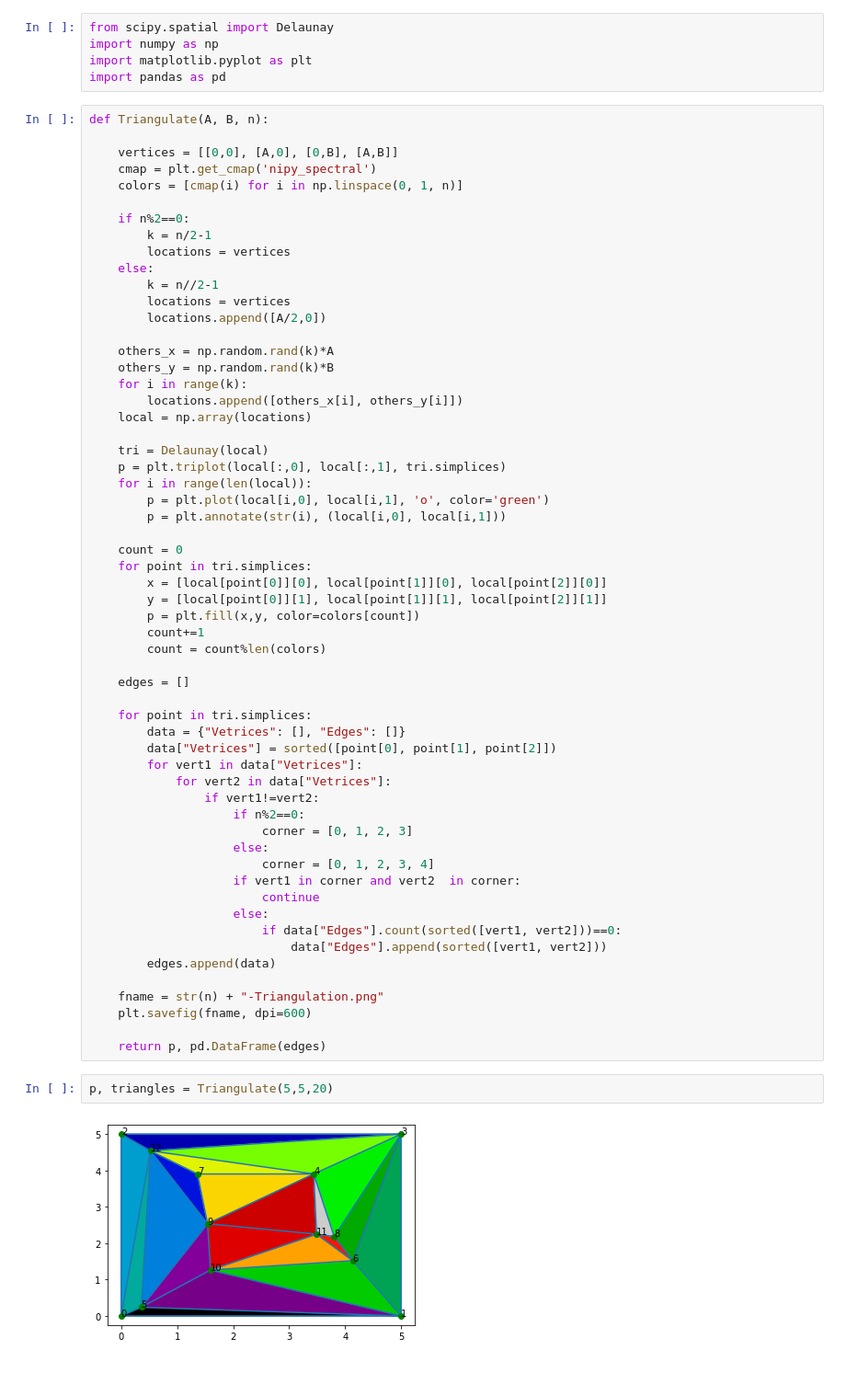
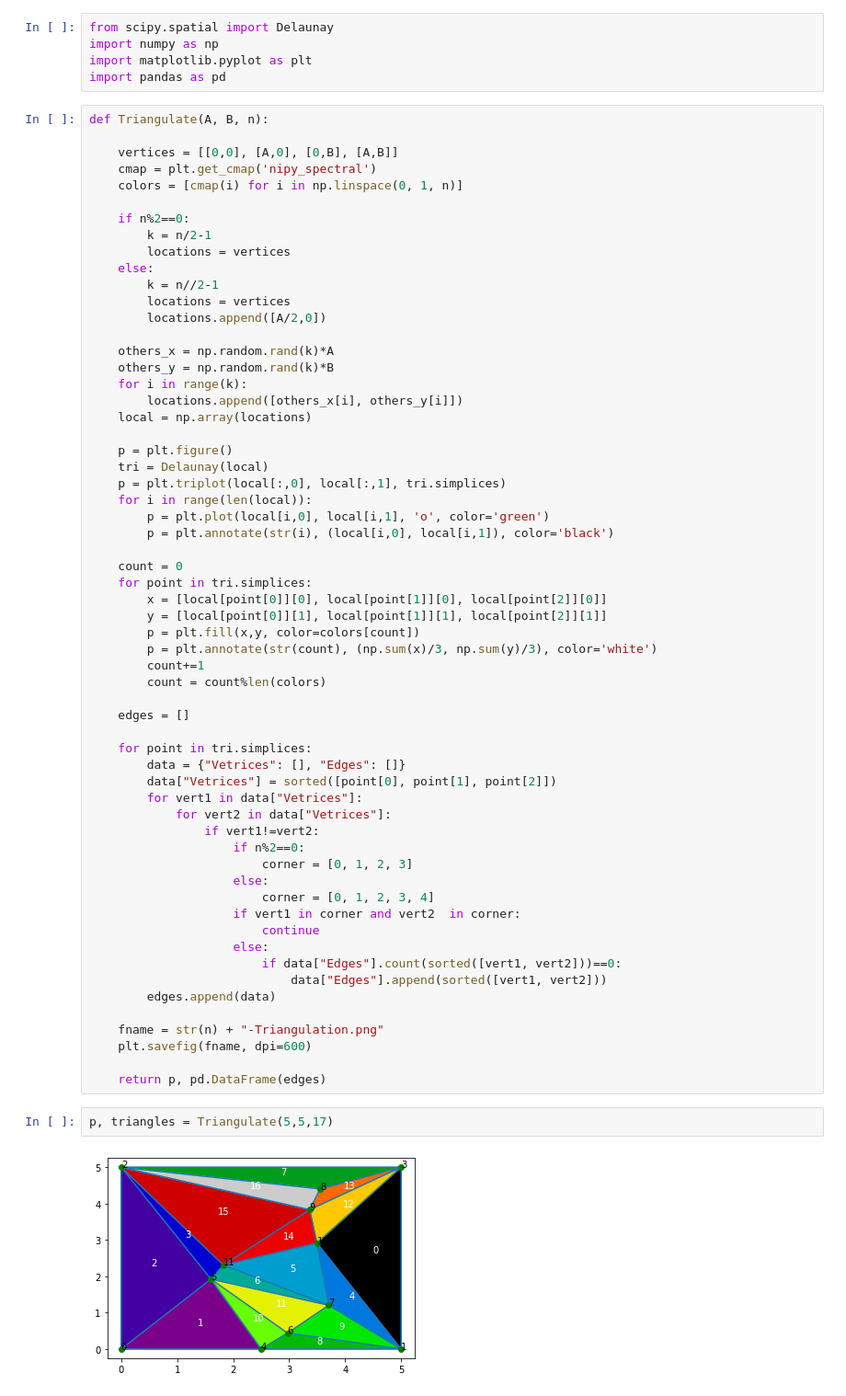
Before and after one commit to Xerefic/MM2090-Solutions, a Jupyter notebook: Assignment_5/question4/question4.ipynb, the cells around one changed output. Shown at 92% size. Cells and saved outputs as stored; diff of their text form.

```diff
--- a/Assignment_5/question4/question4.ipynb
+++ b/Assignment_5/question4/question4.ipynb
@@ -24,17 +24,19 @@ def Triangulate(A, B, n):
         locations.append([others_x[i], others_y[i]])
     local = np.array(locations)
 
+    p = plt.figure()
     tri = Delaunay(local)
     p = plt.triplot(local[:,0], local[:,1], tri.simplices)
     for i in range(len(local)):
         p = plt.plot(local[i,0], local[i,1], 'o', color='green')
-        p = plt.annotate(str(i), (local[i,0], local[i,1]))
+        p = plt.annotate(str(i), (local[i,0], local[i,1]), color='black')
 
     count = 0
     for point in tri.simplices:
         x = [local[point[0]][0], local[point[1]][0], local[point[2]][0]]
         y = [local[point[0]][1], local[point[1]][1], local[point[2]][1]]
         p = plt.fill(x,y, color=colors[count])
+        p = plt.annotate(str(count), (np.sum(x)/3, np.sum(y)/3), color='white')
         count+=1
         count = count%len(colors)
 
@@ -62,9 +64,9 @@ def Triangulate(A, B, n):
 
     return p, pd.DataFrame(edges)
 # %%
-p, triangles = Triangulate(5,5,20)
+p, triangles = Triangulate(5,5,17)
 # %% [output]
-[figure, old version]
+[figure, new version]
 # %%
 triangles
 # %% [output]
```
Also changed, not shown: parts of 1 cell of this notebook, 2 other files.
